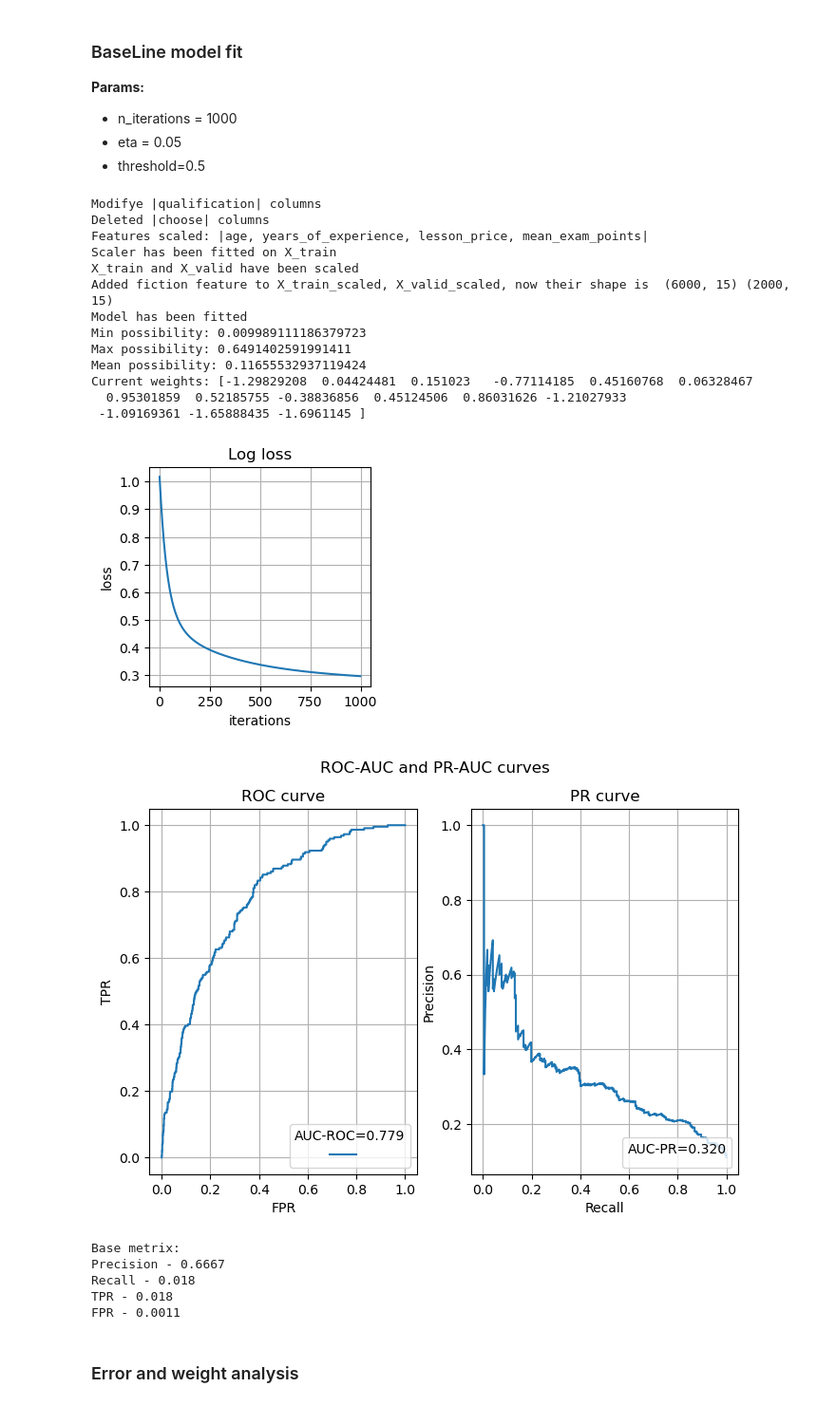
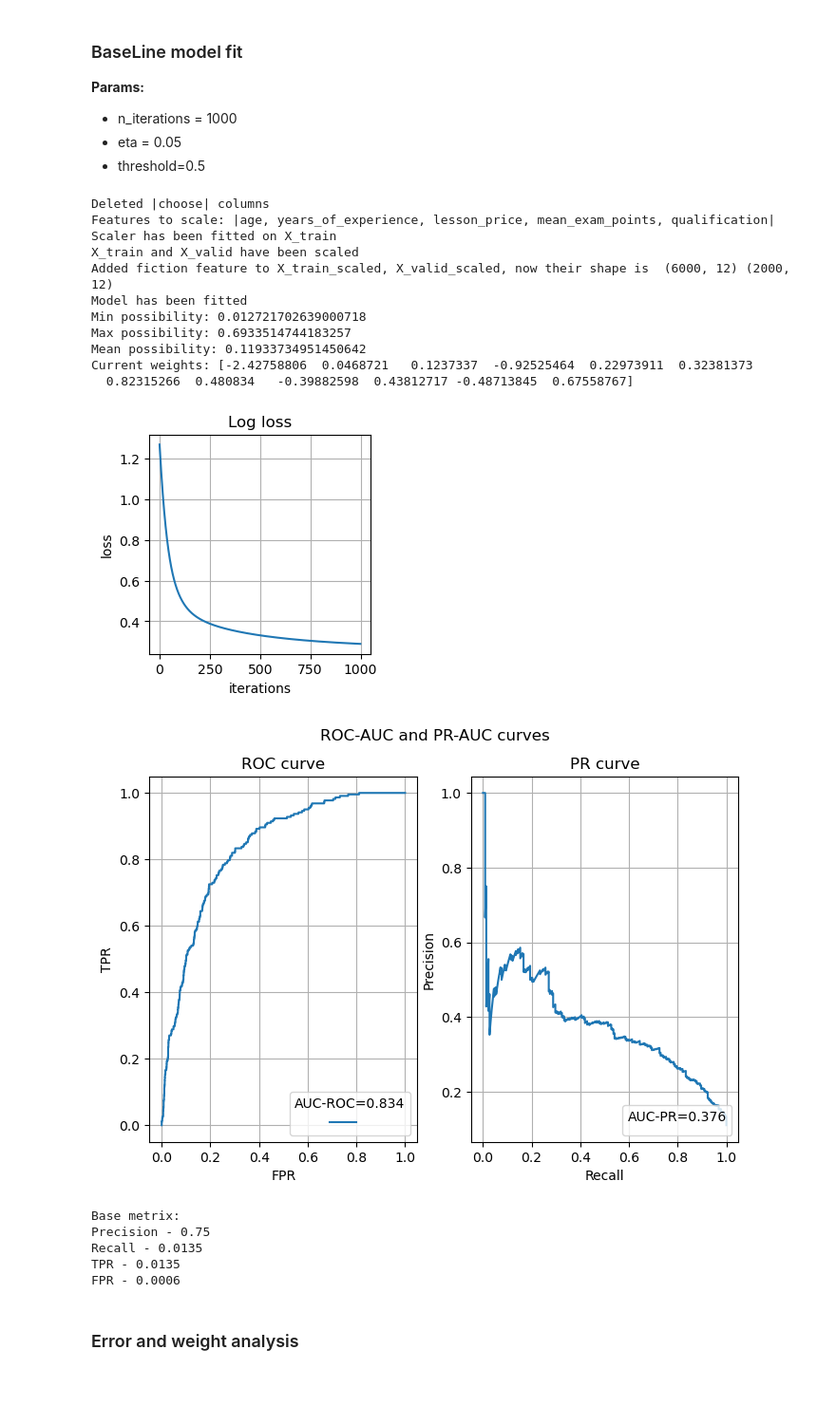
Before and after one commit to SpaceMakerc/tutor_prediction, a Jupyter notebook: predict_model_v1.ipynb, the cells around one changed output. Shown at 95% size. Saved outputs shown, nothing was run; the diff lists cells and outputs as text; code cells hidden in the pictures.

```diff
--- a/predict_model_v1.ipynb
+++ b/predict_model_v1.ipynb
@@ -857,7 +885,6 @@ class Processing:
         self.columns_to_drop=columns_to_drop
         self.columns_to_create=columns_to_create
         self.y = None
-        self.y_valid = None
         self.column_names = None
 
     def start_process(self):
@@ -865,7 +892,7 @@ class Processing:
 
         if self.modify_cat:
             X_train, X_valid = self.modify_categories([X_train, X_valid])
-            print(f"Modifye |{self.modify_cat}| columns")
+            print(f"Modifyed |{self.modify_cat}| columns")
 
         if self.columns_to_create:
             X_train, X_valid = self.create_columns([X_train, X_valid])
@@ -879,7 +906,7 @@ class Processing:
             print(f"Deleted |{", ".join(self.columns_to_drop)}| columns")
 
         scaler = MyStandardScaler(columns_to_scale=self.columns_to_scale)
-        print(f"Features scaled: |{", ".join(self.columns_to_scale)}|")
+        print(f"Features to scale: |{", ".join(self.columns_to_scale)}|")
         scaler.fit(X_train)
         print("Scaler has been fitted on X_train")
 
@@ -933,14 +960,34 @@ class Processing:
     def create_columns(self, df_list):
 
         modifyed_df = []
-        self.columns_to_scale.extend(self.columns_to_create.keys())
+        self.columns_to_scale.extend(col for col in self.columns_to_create if self.columns_to_create[col][2] != "binning")
 
         for df in df_list:
             for col in self.columns_to_create:
-                if "years_of_experience" in self.columns_to_create[col]:
-                    df[col] = df[self.columns_to_create[col][0]] / (df[self.columns_to_create[col][1]] + 1)
-                else:
-                    df[col] = df[self.columns_to_create[col][0]] / df[self.columns_to_create[col][1]]
+                if self.columns_to_create[col][2] == "divide":
+                    if "years_of_experience" in self.columns_to_create[col]:
+                        df[col] = df[self.columns_to_create[col][0]] / (df[self.columns_to_create[col][1]] + 1)
+                    else:
+                        df[col] = df[self.columns_to_create[col][0]] / df[self.columns_to_create[col][1]]
+                elif self.columns_to_create[col][2] == "multiply":
+                    if "years_of_experience" in self.columns_to_create[col]:
+                        df[col] = df[self.columns_to_create[col][0]] * (df[self.columns_to_create[col][1]] + 1)
+                    else:
+                        df[col] = df[self.columns_to_create[col][0]] * df[self.columns_to_create[col][1]]
+                elif self.columns_to_create[col][2] == "combo":
+                    if "years_of_experience" in self.columns_to_create[col]:
+                        df[col] = df[self.columns_to_create[col][0]] / (df[self.columns_to_create[col][1]] * df[self.columns_to_create[col][3]] + 1)
+                    else:
+                        df[col] = df[self.columns_to_create[col][0]] / (df[self.columns_to_create[col][1]] * df[self.columns_to_create[col][3]])
+                elif self.columns_to_create[col][2] == "binning":
+                    bins = [0, 3, 6, float('inf')]  # 0-2, 3-5, 6+ GOOD ONE
+                    labels = [1, 2, 3]
+                    df[col] = pd.cut(
+                        df['years_of_experience'],
+                        bins=bins,
+                        labels=labels,
+                        right=False
+                    )
             modifyed_df.append(df)
 
         return modifyed_df
@@ -991,45 +1038,43 @@ class Processing:
 - eta = 0.05
 - threshold=0.5
 # %%
-columns_to_create =None
+columns_to_create = None
 columns_to_drop = ["choose"]
-columns_to_scale = ["age", "years_of_experience", "lesson_price", "mean_exam_points"]
-modify_cat = "qualification"
+columns_to_scale = ["age", "years_of_experience", "lesson_price", "mean_exam_points", "qualification"]
+# modify_cat = "qualification"
 
 pipline = Processing(
     df_train,
     columns_to_scale = columns_to_scale,
     columns_to_drop = columns_to_drop,
-    modify_cat = modify_cat,
+    # modify_cat = modify_cat,
     columns_to_create = columns_to_create
 )
 
 valid_predictions, valid_proba, X_valid, y_valid, model, column_names = pipline.start_process()
 
 evaluator = EvaluateModel(y_pred=valid_predictions, y_pred_proba=valid_proba, y=y_valid)
 evaluator.show_errors(model.errors)
 evaluator.evaluation(show_charts=True)
 # %% [output]
-Modifye |qualification| columns
 Deleted |choose| columns
-Features scaled: |age, years_of_experience, lesson_price, mean_exam_points|
+Features to scale: |age, years_of_experience, lesson_price, mean_exam_points, qualification|
 Scaler has been fitted on X_train
 X_train and X_valid have been scaled
-Added fiction feature to X_train_scaled, X_valid_scaled, now their shape is  (6000, 15) (2000, 15)
+Added fiction feature to X_train_scaled, X_valid_scaled, now their shape is  (6000, 12) (2000, 12)
 Model has been fitted
-Min possibility: 0.009989111186379723
-Max possibility: 0.6491402591991411
-Mean possibility: 0.11655532937119424
-Current weights: [-1.29829208  0.04424481  0.151023   -0.77114185  0.45160768  0.06328467
-  0.95301859  0.52185755 -0.38836856  0.45124506  0.86031626 -1.21027933
- -1.09169361 -1.65888435 -1.6961145 ]
+Min possibility: 0.012721702639000718
+Max possibility: 0.6933514744183257
+Mean possibility: 0.11933734951450642
+Current weights: [-2.42758806  0.0468721   0.1237337  -0.92525464  0.22973911  0.32381373
+  0.82315266  0.480834   -0.39882598  0.43812717 -0.48713845  0.67558767]
-[figure, old version]
+[figure, new version]
-[figure, old version]
+[figure, new version]
 Base metrix:
-Precision - 0.6667
-Recall - 0.018
-TPR - 0.018
-FPR - 0.0011
+Precision - 0.75
+Recall - 0.0135
+TPR - 0.0135
+FPR - 0.0006
 # %% [markdown]
 ### Error and weight analysis
 # %%
```
Also changed, not shown: parts of 34 cells of this notebook.
